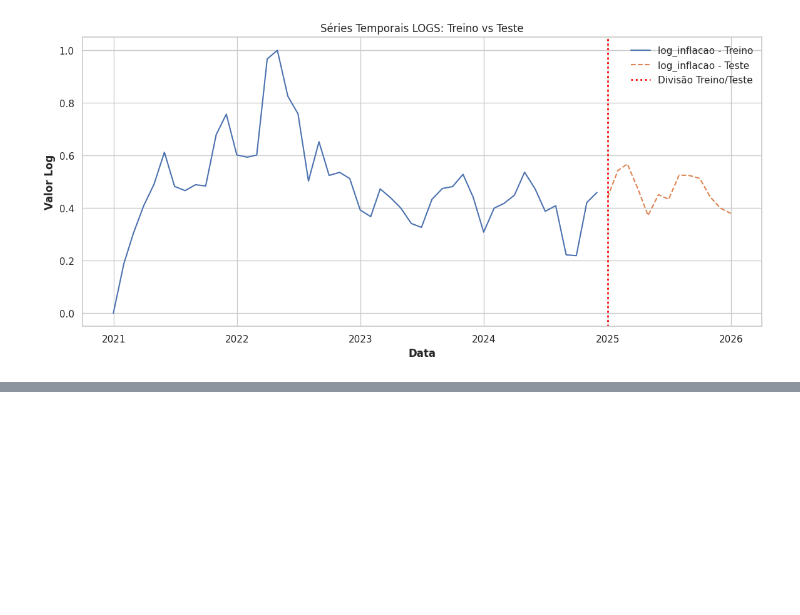
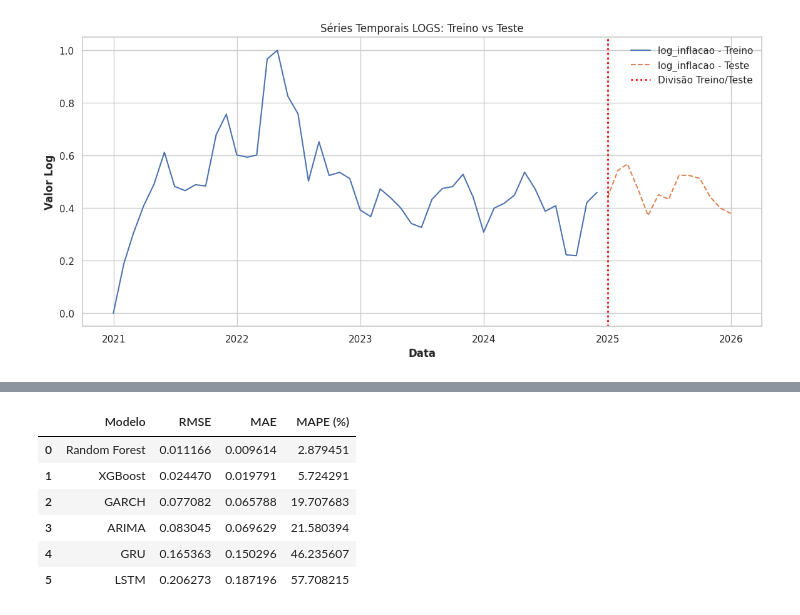
Before and after one commit to teobras/Book-code-Pandas-Cookbook-by-Theodore-Patrou, a Jupyter notebook: Article_1.ipynb, the cells around one changed output, grey strips where cells are left out. Saved outputs shown, nothing was run; the diff lists cells and outputs as text; code cells hidden in the pictures; blank space fills up the shorter version.

```diff
--- a/Article_1.ipynb
+++ b/Article_1.ipynb
@@ -599,0 +1167,89 @@ plt.show()
+# %%
+# =============================================================
+# AVALIAÇÃO DOS MODELOS (RMSE, MAE, MAPE)
+# =============================================================
+
+import numpy as np
+import pandas as pd
+from sklearn.metrics import mean_absolute_error, mean_squared_error
+
+# Funções métricas
+def RMSE(y_true, y_pred):
+    return np.sqrt(mean_squared_error(y_true, y_pred))
+
+def MAE(y_true, y_pred):
+    return mean_absolute_error(y_true, y_pred)
+
+def MAPE(y_true, y_pred):
+    return np.mean(np.abs((y_true - y_pred) / y_true)) * 100
+
+
+# =============================================================
+# 1. PREVISÕES FINAIS DOS MODELOS
+# =============================================================
+
+# --- ARIMA ---
+arima_pred = arima_final.forecast(steps=len(test_df))
+
+# --- GARCH ---
+garch_pred = garch_final.forecast(horizon=len(test_df)).mean.values[-1, :]
+
+# --- Random Forest ---
+rf_pred = rf_model.predict(X_test)
+
+# --- XGBoost ---
+xgb_pred = xgb_model.predict(X_test)
+
+# --- LSTM ---
+lstm_pred = lstm_model.predict(X_lstm_test).flatten()
+
+# --- GRU ---
+gru_pred = gru_model.predict(X_lstm_test).flatten()
+
+# Ajustar tamanho (caso diferenças de alinhamento)
+min_len = min(len(y_test), len(lstm_pred), len(gru_pred))
+y_test_adj = y_test[-min_len:]
+
+arima_pred = arima_pred[-min_len:]
+garch_pred = garch_pred[-min_len:]
+rf_pred = rf_pred[-min_len:]
+xgb_pred = xgb_pred[-min_len:]
+lstm_pred = lstm_pred[-min_len:]
+gru_pred = gru_pred[-min_len:]
+
+
+# =============================================================
+# 2. TABELA FINAL DE MÉTRICAS
+# =============================================================
+
+resultados = pd.DataFrame({
+    "Modelo": ["ARIMA", "GARCH", "Random Forest", "XGBoost", "LSTM", "GRU"],
+    "RMSE": [
+        RMSE(y_test_adj, arima_pred),
+        RMSE(y_test_adj, garch_pred),
+        RMSE(y_test_adj, rf_pred),
+        RMSE(y_test_adj, xgb_pred),
+        RMSE(y_test_adj, lstm_pred),
+        RMSE(y_test_adj, gru_pred)
+    ],
+    "MAE": [
+        MAE(y_test_adj, arima_pred),
+        MAE(y_test_adj, garch_pred),
+        MAE(y_test_adj, rf_pred),
+        MAE(y_test_adj, xgb_pred),
+        MAE(y_test_adj, lstm_pred),
+        MAE(y_test_adj, gru_pred)
+    ],
+    "MAPE (%)": [
+        MAPE(y_test_adj, arima_pred),
+        MAPE(y_test_adj, garch_pred),
+        MAPE(y_test_adj, rf_pred),
+        MAPE(y_test_adj, xgb_pred),
+        MAPE(y_test_adj, lstm_pred),
+        MAPE(y_test_adj, gru_pred)
+    ]
+})
+
+resultados = resultados.sort_values("RMSE").reset_index(drop=True)
+resultados
+# %% [output]
@@ -599,0 +1258,7 @@ plt.show()
+|  | Modelo | RMSE | MAE | MAPE (%) |
+| 0 | Random Forest | 0.011166 | 0.009614 | 2.879451 |
+| 1 | XGBoost | 0.024470 | 0.019791 | 5.724291 |
+| 2 | GARCH | 0.077082 | 0.065788 | 19.707683 |
+| 3 | ARIMA | 0.083045 | 0.069629 | 21.580394 |
+| 4 | GRU | 0.165363 | 0.150296 | 46.235607 |
+| 5 | LSTM | 0.206273 | 0.187196 | 57.708215 |
```
Also changed, not shown: parts of 16 cells of this notebook.
